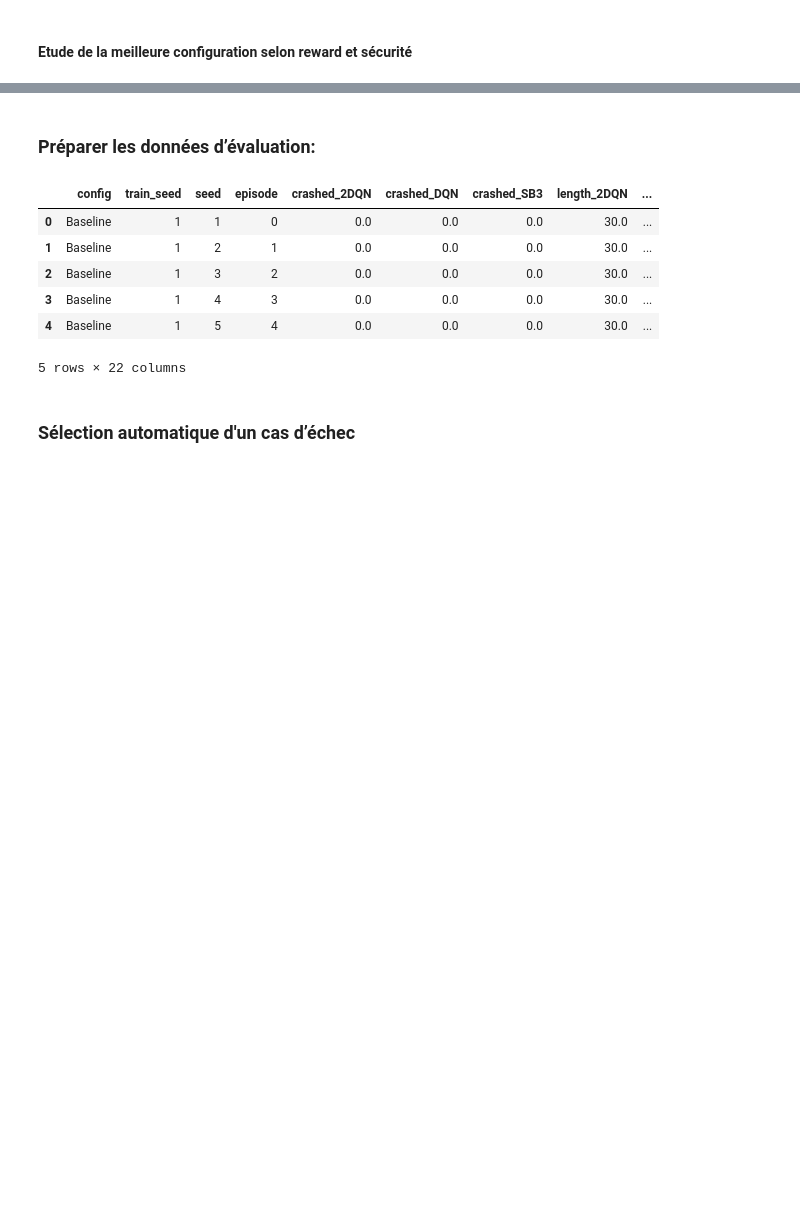
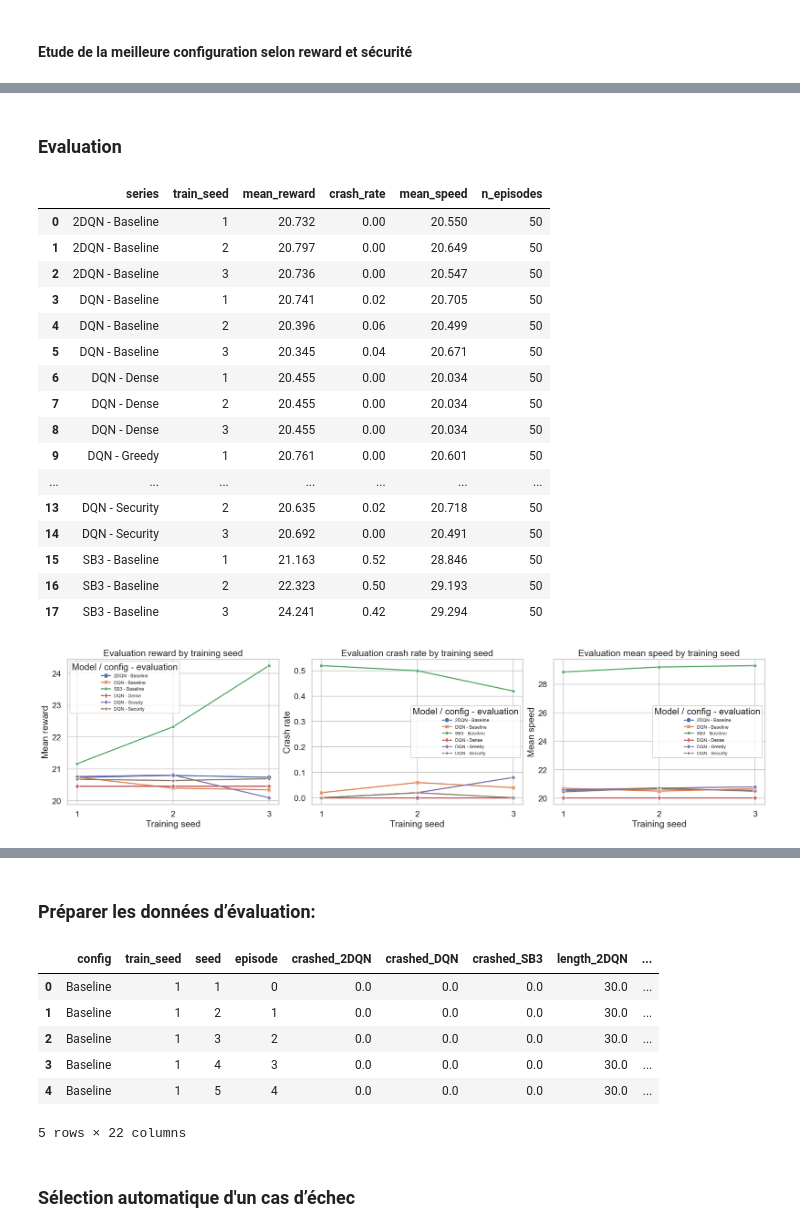
Before and after one commit to Bliights/RL-project, a Jupyter notebook: src/scripts/visualization/RL_project_group4 copy.ipynb, the cells around one changed output, grey strips where cells are left out. Drawn from its saved outputs; the diff is of its cells as text; code cells hidden in the pictures; blank space fills up the shorter version.

```diff
--- a/src/scripts/visualization/RL_project_group4 copy.ipynb
+++ b/src/scripts/visualization/RL_project_group4 copy.ipynb
@@ -1394,0 +1125,79 @@ DQN evaluation configuration ranking.
+# %% [markdown]
+### Evaluation
+# %%
+extension_evaluation_plot_df = evaluation_summary_df[
+    (
+        (evaluation_summary_df["model"] == "DQN")
+        & (evaluation_summary_df["config"].isin(["Baseline", "Greedy", "Dense", "Security"]))
+    )
+    | (
+        (evaluation_summary_df["model"].isin(["SB3", "2DQN"]))
+        & (evaluation_summary_df["config"] == "Baseline")
+    )
+].copy()
+
+extension_evaluation_plot_df["series"] = (
+    extension_evaluation_plot_df["model"] + " - " + extension_evaluation_plot_df["config"]
+)
+
+display(
+    extension_evaluation_plot_df[
+        [
+            "series",
+            "train_seed",
+            "mean_reward",
+            "crash_rate",
+            "mean_speed",
+            "n_episodes",
+        ]
+    ]
+    .sort_values(["series", "train_seed"])
+    .round(3)
+)
+
+fig, axes = plt.subplots(1, 3, figsize=(20, 5), constrained_layout=True)
+
+plot_specs = [
+    ("mean_reward", "Evaluation reward by training seed", "Mean reward"),
+    ("crash_rate", "Evaluation crash rate by training seed", "Crash rate"),
+    ("mean_speed", "Evaluation mean speed by training seed", "Mean speed"),
+]
+
+for ax, (metric, title, ylabel) in zip(axes, plot_specs):
+    sns.lineplot(
+        data=extension_evaluation_plot_df,
+        x="train_seed",
+        y=metric,
+        hue="series",
+        style="series",
+        markers=True,
+        dashes=False,
+        errorbar=None,
+        ax=ax,
+    )
+    ax.set_title(title)
+    ax.set_xlabel("Training seed")
+    ax.set_ylabel(ylabel)
+    ax.set_xticks(sorted(extension_evaluation_plot_df["train_seed"].unique()))
+    ax.legend(title="Model / config - evaluation", fontsize=9)
+
+plt.show()
+# %% [output]
+|  | series | train_seed | mean_reward | crash_rate | mean_speed | n_episodes |
+| 0 | 2DQN - Baseline | 1 | 20.732 | 0.00 | 20.550 | 50 |
+| 1 | 2DQN - Baseline | 2 | 20.797 | 0.00 | 20.649 | 50 |
+| 2 | 2DQN - Baseline | 3 | 20.736 | 0.00 | 20.547 | 50 |
+| 3 | DQN - Baseline | 1 | 20.741 | 0.02 | 20.705 | 50 |
+| 4 | DQN - Baseline | 2 | 20.396 | 0.06 | 20.499 | 50 |
+| 5 | DQN - Baseline | 3 | 20.345 | 0.04 | 20.671 | 50 |
+| 6 | DQN - Dense | 1 | 20.455 | 0.00 | 20.034 | 50 |
+| 7 | DQN - Dense | 2 | 20.455 | 0.00 | 20.034 | 50 |
+| 8 | DQN - Dense | 3 | 20.455 | 0.00 | 20.034 | 50 |
+| 9 | DQN - Greedy | 1 | 20.761 | 0.00 | 20.601 | 50 |
+| ... | ... | ... | ... | ... | ... | ... |
+| 13 | DQN - Security | 2 | 20.635 | 0.02 | 20.718 | 50 |
+| 14 | DQN - Security | 3 | 20.692 | 0.00 | 20.491 | 50 |
+| 15 | SB3 - Baseline | 1 | 21.163 | 0.52 | 28.846 | 50 |
+| 16 | SB3 - Baseline | 2 | 22.323 | 0.50 | 29.193 | 50 |
+| 17 | SB3 - Baseline | 3 | 24.241 | 0.42 | 29.294 | 50 |
+[figure, added]
```
Also changed, not shown: parts of 66 cells of this notebook, 2 other files.
